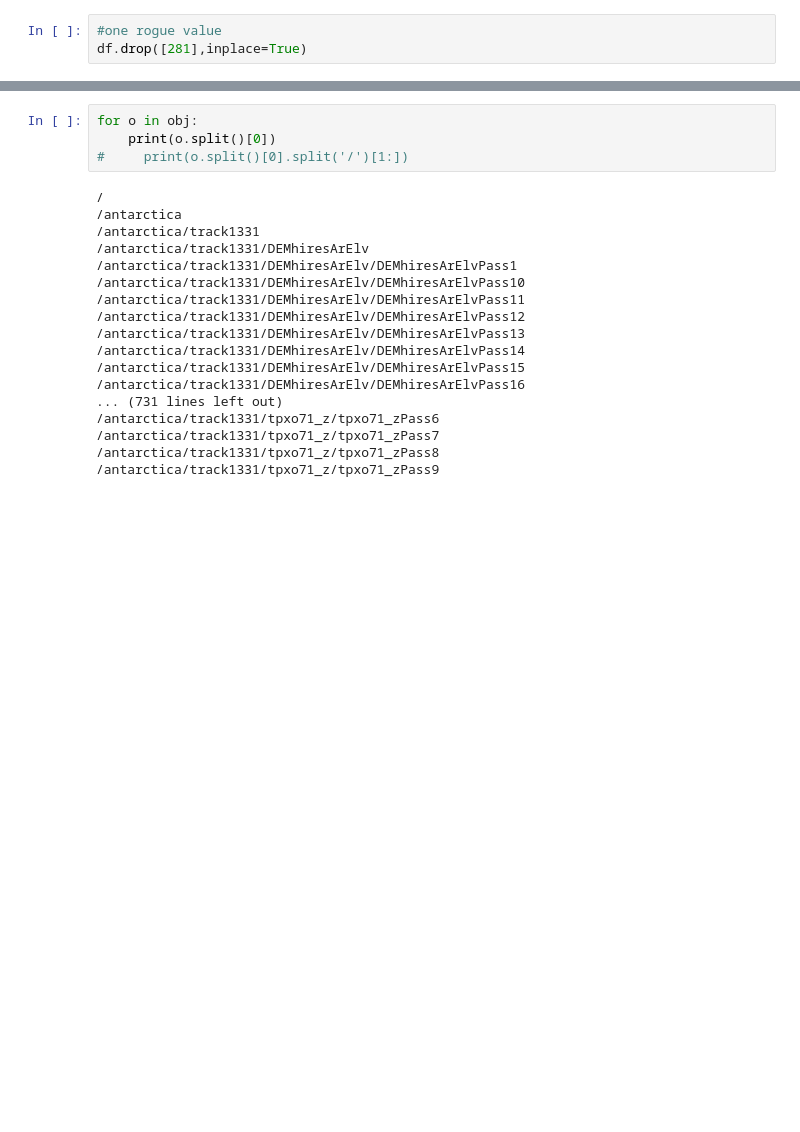
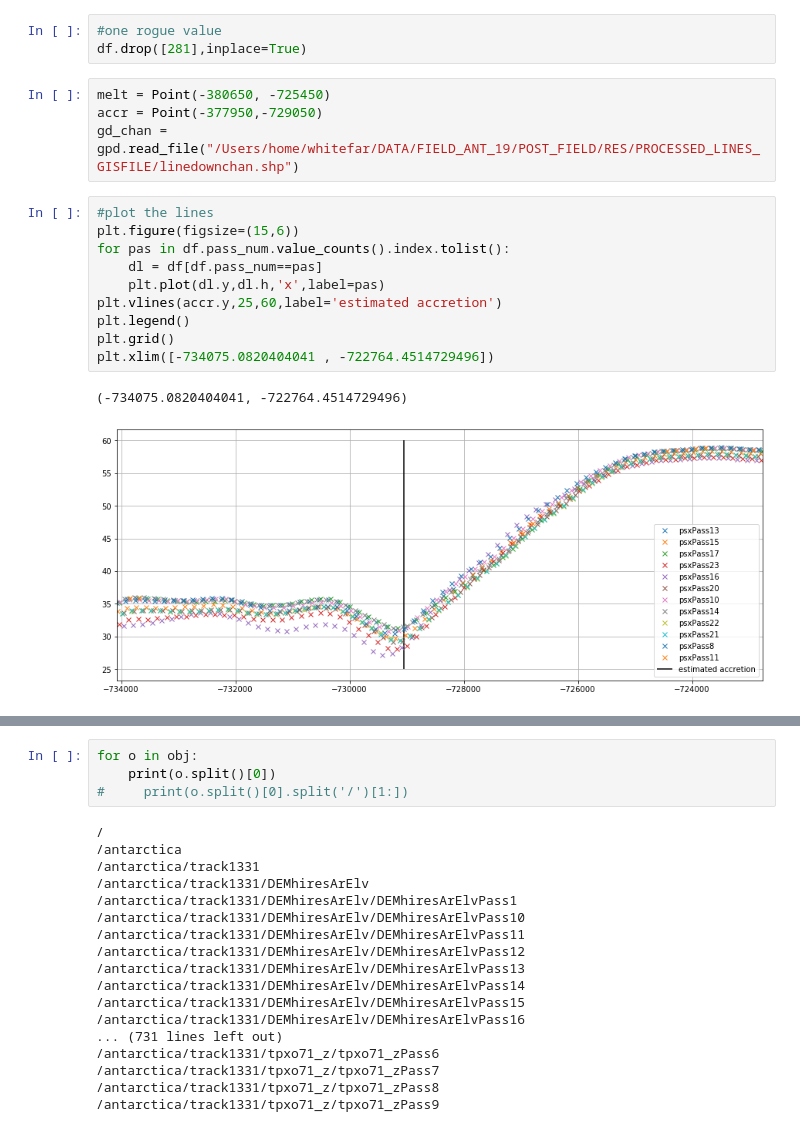
Before and after one commit to arrran/PhD_data_chapter, a Jupyter notebook: Jupyter/ICESAT1/load_matlab_icesat1_structures.ipynb, the cells around one changed output, grey strips where cells are left out. Drawn from its saved outputs; the diff is of its cells as text; blank space fills up the shorter version.

```diff
--- a/Jupyter/ICESAT1/load_matlab_icesat1_structures.ipynb
+++ b/Jupyter/ICESAT1/load_matlab_icesat1_structures.ipynb
@@ -161,3 +170,20 @@ Name: pass_num, dtype: int64
 # %%
 #one rogue value
 df.drop([281],inplace=True)
+# %%
+melt = Point(-380650, -725450)
+accr = Point(-377950,-729050)
+gd_chan = gpd.read_file("/Users/home/whitefar/DATA/FIELD_ANT_19/POST_FIELD/RES/PROCESSED_LINES_GISFILE/linedownchan.shp")
+# %%
+#plot the lines
+plt.figure(figsize=(15,6))
+for pas in df.pass_num.value_counts().index.tolist():
+    dl = df[df.pass_num==pas]
+    plt.plot(dl.y,dl.h,'x',label=pas)
+plt.vlines(accr.y,25,60,label='estimated accretion')
+plt.legend()
+plt.grid()
+plt.xlim([-734075.0820404041 , -722764.4514729496])
+# %% [output]
+(-734075.0820404041, -722764.4514729496)
+[figure, added]
```
Also changed, not shown: parts of 16 cells of this notebook, 1 other file.
